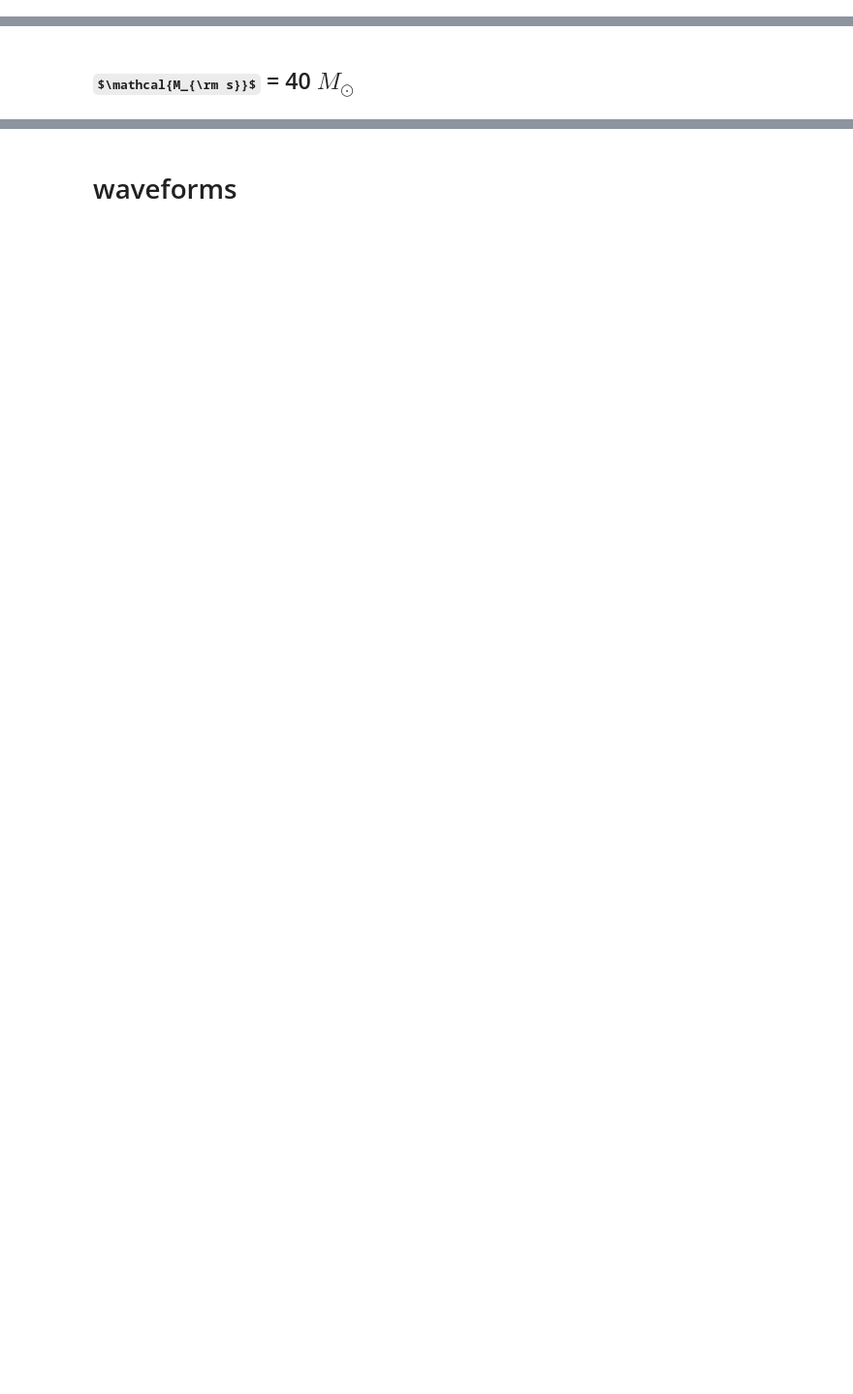
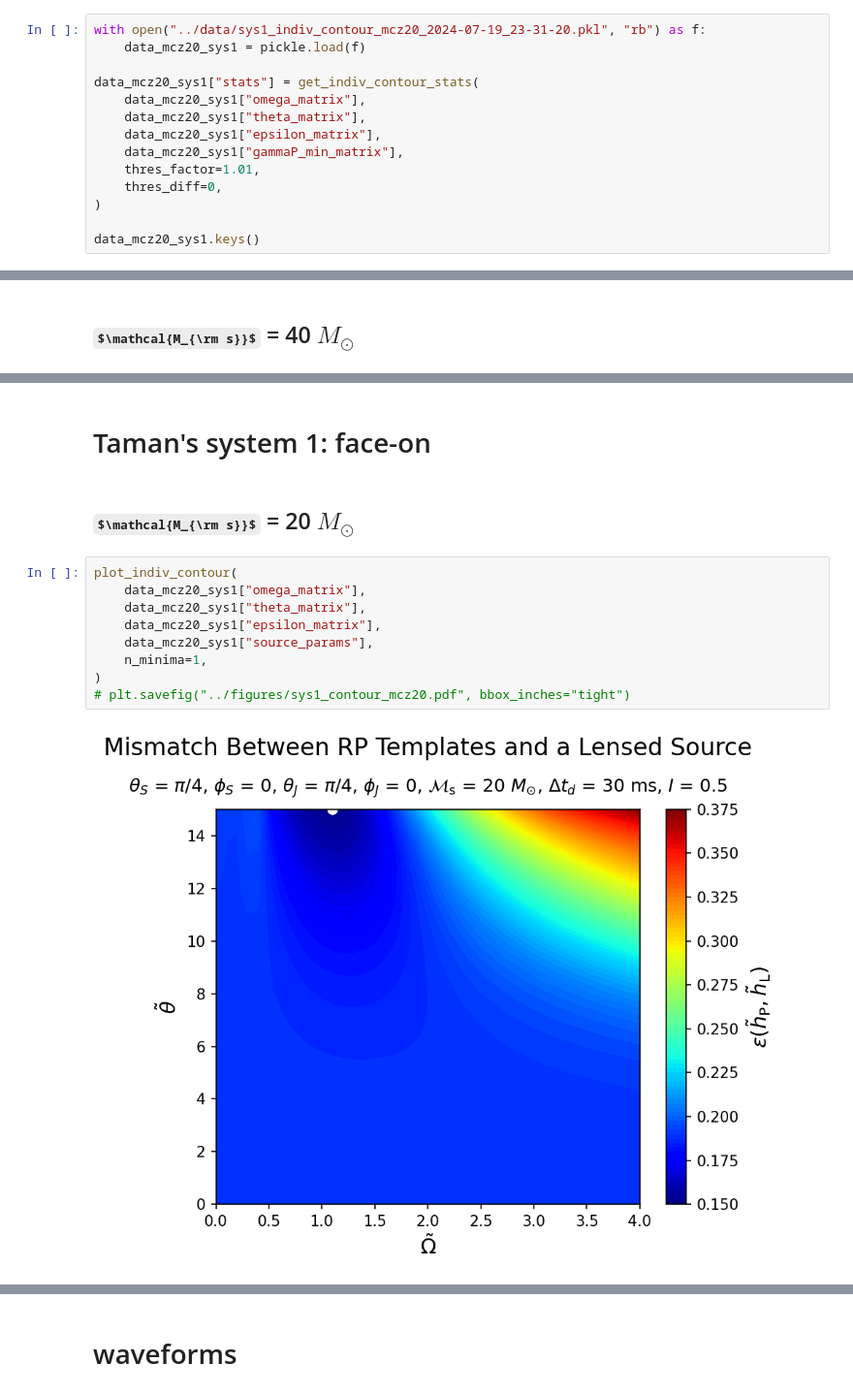
Before and after one commit to fairytien/lensing_and_precession, a Jupyter notebook: notebooks/contours_mismatch-ver6-paper.ipynb, the cells around one changed output, grey strips where cells are left out. Shown at 97% size. Drawn from its saved outputs; the diff is of its cells as text; some formulas as TeX source; blank space fills up the shorter version.

```diff
--- a/notebooks/contours_mismatch-ver6-paper.ipynb
+++ b/notebooks/contours_mismatch-ver6-paper.ipynb
@@ -76,0 +81,14 @@ data_mcz40
+# %%
+with open("../data/sys1_indiv_contour_mcz20_2024-07-19_23-31-20.pkl", "rb") as f:
+    data_mcz20_sys1 = pickle.load(f)
+
+data_mcz20_sys1["stats"] = get_indiv_contour_stats(
+    data_mcz20_sys1["omega_matrix"],
+    data_mcz20_sys1["theta_matrix"],
+    data_mcz20_sys1["epsilon_matrix"],
+    data_mcz20_sys1["gammaP_min_matrix"],
+    thres_factor=1.01,
+    thres_diff=0,
+)
+
+data_mcz20_sys1.keys()
@@ -249,0 +315,15 @@ for coordinates, z_value in filtered_results:
+# %% [markdown]
+# Taman's system 1: face-on
+# %% [markdown]
+## $\mathcal{M_{\rm s}}$ = 20 $M_{\odot}$
+# %%
+plot_indiv_contour(
+    data_mcz20_sys1["omega_matrix"],
+    data_mcz20_sys1["theta_matrix"],
+    data_mcz20_sys1["epsilon_matrix"],
+    data_mcz20_sys1["source_params"],
+    n_minima=1,
+)
+# plt.savefig("../figures/sys1_contour_mcz20.pdf", bbox_inches="tight")
+# %% [output]
+[figure, added]
```
Also changed, not shown: parts of 35 cells of this notebook, 7 other files.
